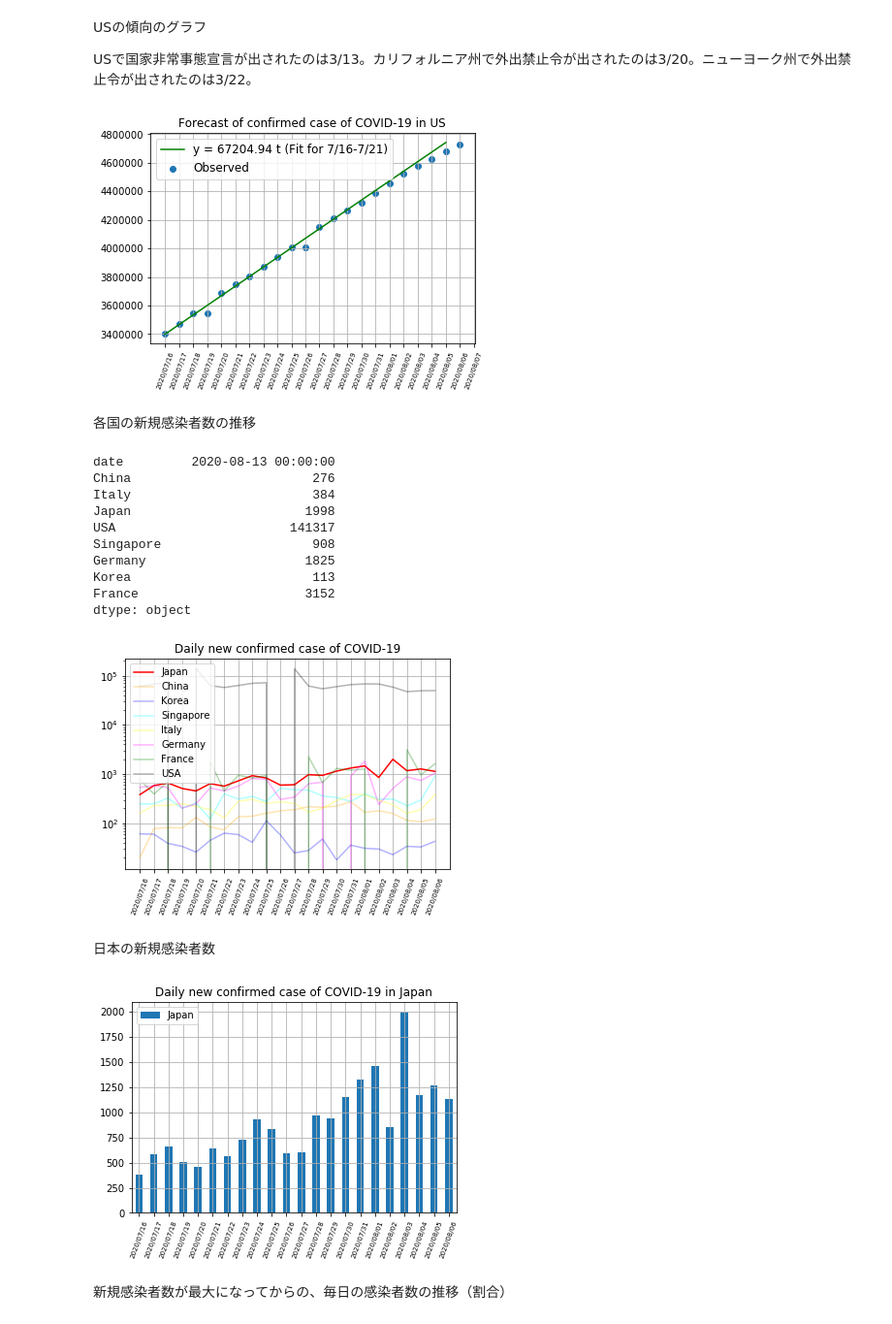
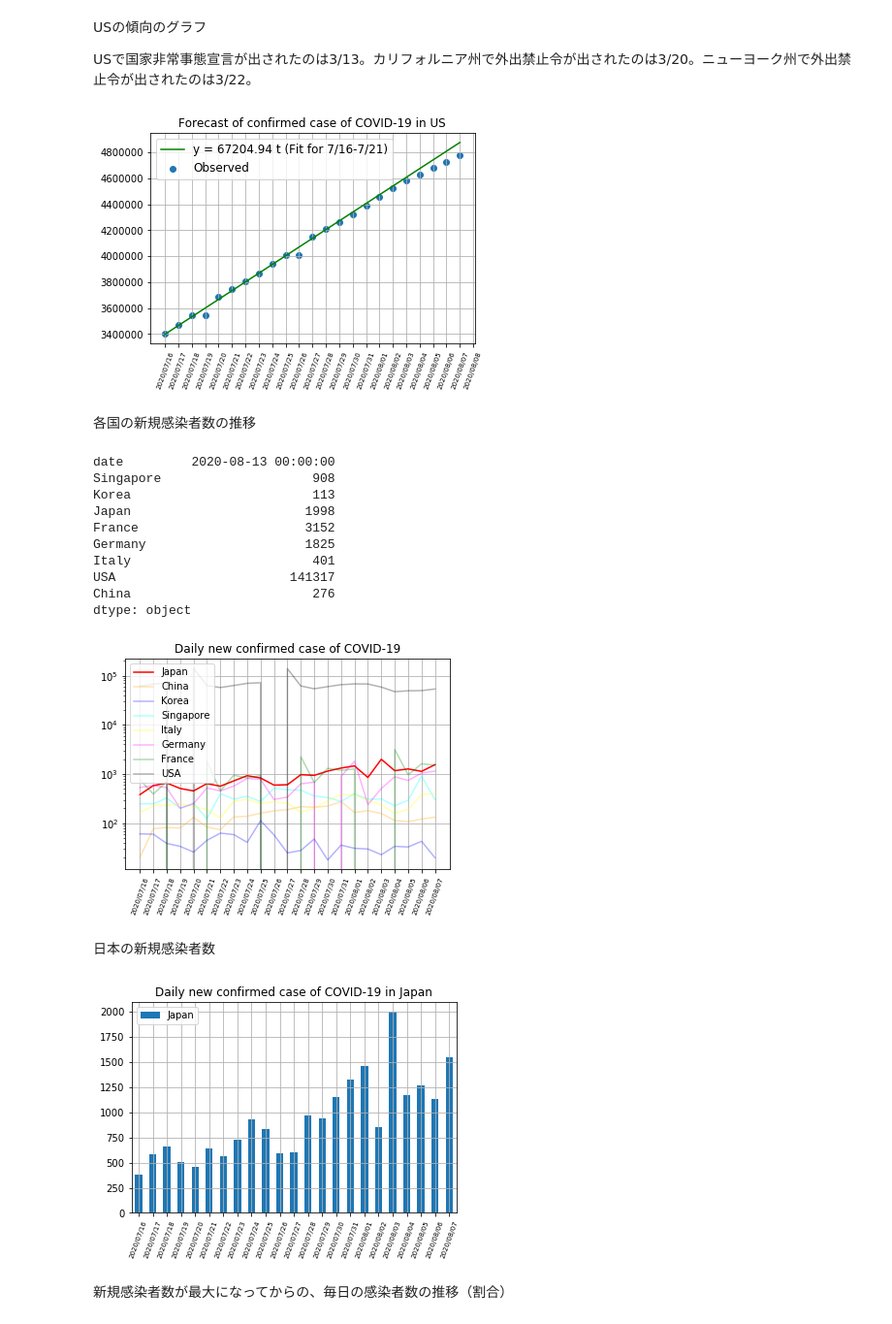
Before and after one commit to yoneken/covid19jp, a Jupyter notebook: Forecast_covid19.ipynb, the cells around one changed output. Shown at 97% size. Saved outputs shown, nothing was run; the diff lists cells and outputs as text; code cells hidden in the pictures.

```diff
--- a/Forecast_covid19.ipynb
+++ b/Forecast_covid19.ipynb
@@ -157,14 +158,14 @@ USで国家非常事態宣言が出されたのは3/13。カリフォルニア
 us_confirmed = df.USA[177:].values
 plt.scatter(x_latent[:len(us_confirmed)], us_confirmed, label="Observed")
 plt.xticks(x_latent, xticks, fontsize=7, rotation=70);
-draw_approx_curve(x_latent, us_confirmed, range(6), 1, forecast=15, color="green", info="(Fit for 7/16-7/21)")
+draw_approx_curve(x_latent, us_confirmed, range(6), 1, forecast=17, color="green", info="(Fit for 7/16-7/21)")
 #draw_approx_curve(xu_latent, us_confirmed, range(11,15), 1, forecast=7, color="orange", info="(Fit for 6/12-6/15)")
 
 plt.legend(fontsize=12, loc="upper left")
 plt.title("Forecast of confirmed case of COVID-19 in US")
 plt.grid()
 # %% [output]
-[figure, old version]
+[figure, new version]
 # %% [markdown]
 各国の新規感染者数の推移
 # %%
@@ -182,7 +183,7 @@ plt.plot(x_latent, df_diff["France"], color="green", alpha=0.3, label="France")
 plt.plot(x_latent, df_diff["USA"], color="black", alpha=0.3, label="USA")
 
 #df_new.date = [l if i%5==0 else "" for i,l in enumerate(df_new.date)]
-plt.xticks(range(len(df_diff.date)-7), df_diff.date.dt.strftime("%Y/%m/%d"), fontsize=7, rotation=70);
+plt.xticks(range(len(df_diff.date)-6), df_diff.date.dt.strftime("%Y/%m/%d"), fontsize=7, rotation=70);
 plt.yscale("log");
 plt.grid();
 plt.legend(loc="upper left");
@@ -190,27 +191,27 @@ plt.title("Daily new confirmed case of COVID-19");
 print(df_diff.max())
 # %% [output]
 date         2020-08-13 00:00:00
+Singapore                    908
+Korea                        113
+Japan                       1998
+France                      3152
+Germany                     1825
+Italy                        401
+USA                       141317
 China                        276
-Italy                        384
-Japan                       1998
-USA                       141317
-Singapore                    908
-Germany                     1825
-Korea                        113
-France                      3152
 dtype: object
-[figure, old version]
+[figure, new version]
 # %% [markdown]
 日本の新規感染者数
 # %%
 df_diff.Japan.dropna().plot(kind="bar")
 #draw_approx_curve(np.array(range(20)), df_diff.Japan.dropna().values, range(15), 1, forecast=3, info="Fit for 7/16-7/30")
-plt.xticks(range(len(df_diff.date)-7), df_diff.date.dt.strftime("%Y/%m/%d"), fontsize=7, rotation=70);
+plt.xticks(range(len(df_diff.date)-6), df_diff.date.dt.strftime("%Y/%m/%d"), fontsize=7, rotation=70);
 plt.grid();
 plt.legend()
 plt.title("Daily new confirmed case of COVID-19 in Japan");
 # %% [output]
-[figure, old version]
+[figure, new version]
 # %% [markdown]
 新規感染者数が最大になってからの、毎日の感染者数の推移（割合）
 # %%
```
Also changed, not shown: parts of 9 cells of this notebook, 1 other file.
